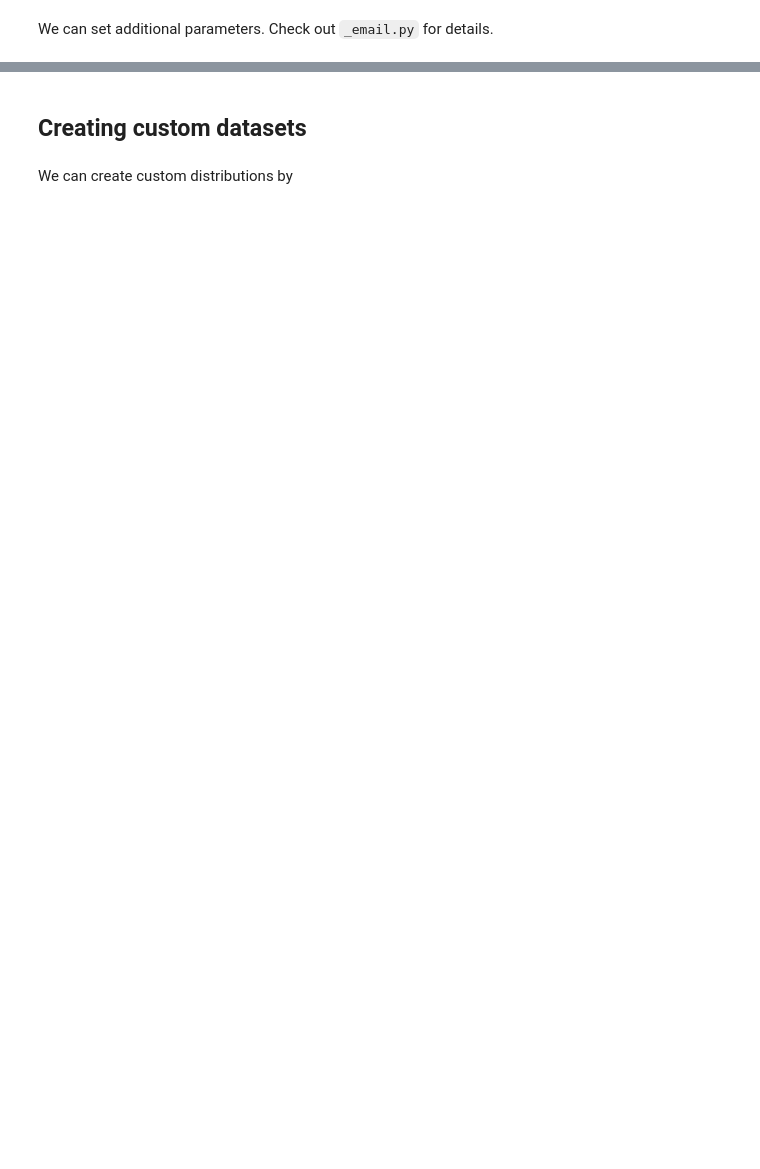
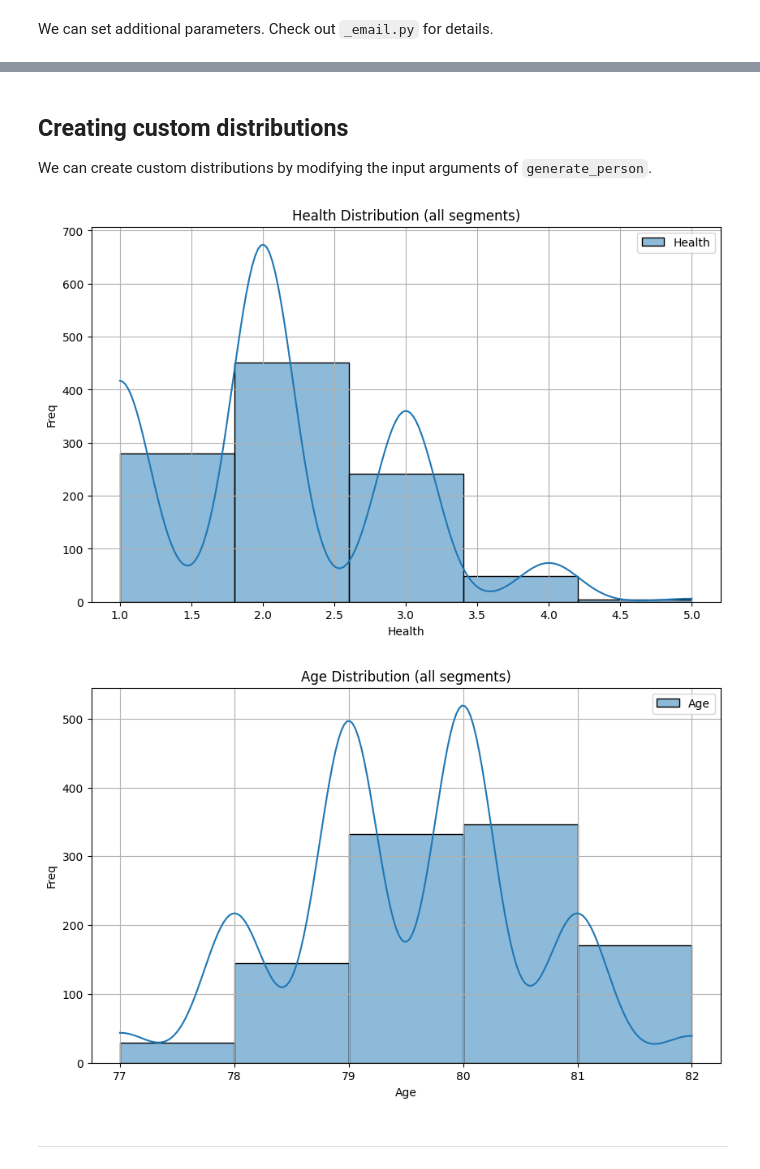
Before and after one commit to wlinds/tpme, a Jupyter notebook: demo.ipynb, the cells around one changed output, grey strips where cells are left out. Drawn from its saved outputs; the diff is of its cells as text; code cells hidden in the pictures; blank space fills up the shorter version.

Commit message:
add instructions for custom distributions

```diff
--- a/demo.ipynb
+++ b/demo.ipynb
@@ -71,4 +76,31 @@ get_histogram(df['Health'], 'Health Distribution (all segments)', 'Health', 'Fre
-# %% [markdown]
-## Creating custom datasets
 # %% [markdown]
-We can create custom distributions by
+## Creating custom distributions
+
+We can create custom distributions by modifying the input arguments of `generate_person`.
+# %%
+gender = {'female': 0.8,
+          'male': 0.2,
+          'nb': 0.02,
+          }
+
+age = {'mean': 80,
+       'std': 1,
+       'lower_lim': 0,
+       'upper_lim': 120,
+       }
+
+health = {'mean': 2,
+          'std': 1,
+          'skewness': -0.1,
+          }
+
+custom_person_list = [pg.generate_person(dist_gender=gender, dist_age=age, dist_health=health) for n in range(1024)]
+
+df = value_mapper(custom_person_list)
+get_histogram(df['Health'], 'Health Distribution (all segments)', 'Health', 'Freq', bins=5)
+get_histogram(df['Age'], 'Age Distribution (all segments)', 'Age', 'Freq', bins=5)
+# %% [output]
+[figure, added]
+[figure, added]
+# %% [markdown]
+---
```
Also changed, not shown: parts of 23 cells of this notebook.
